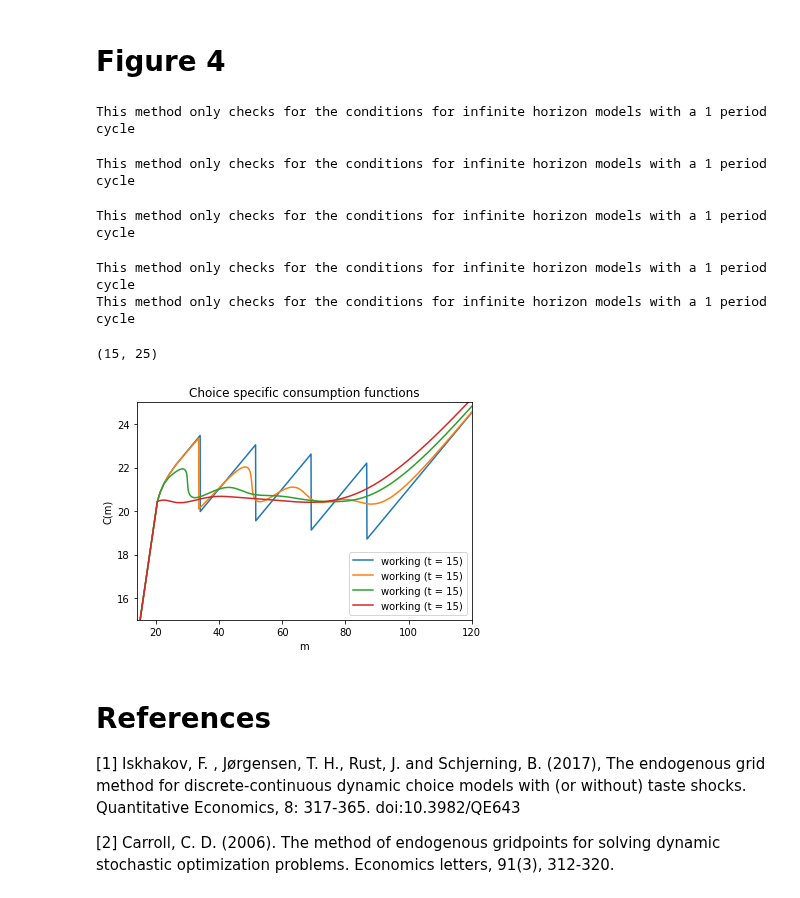
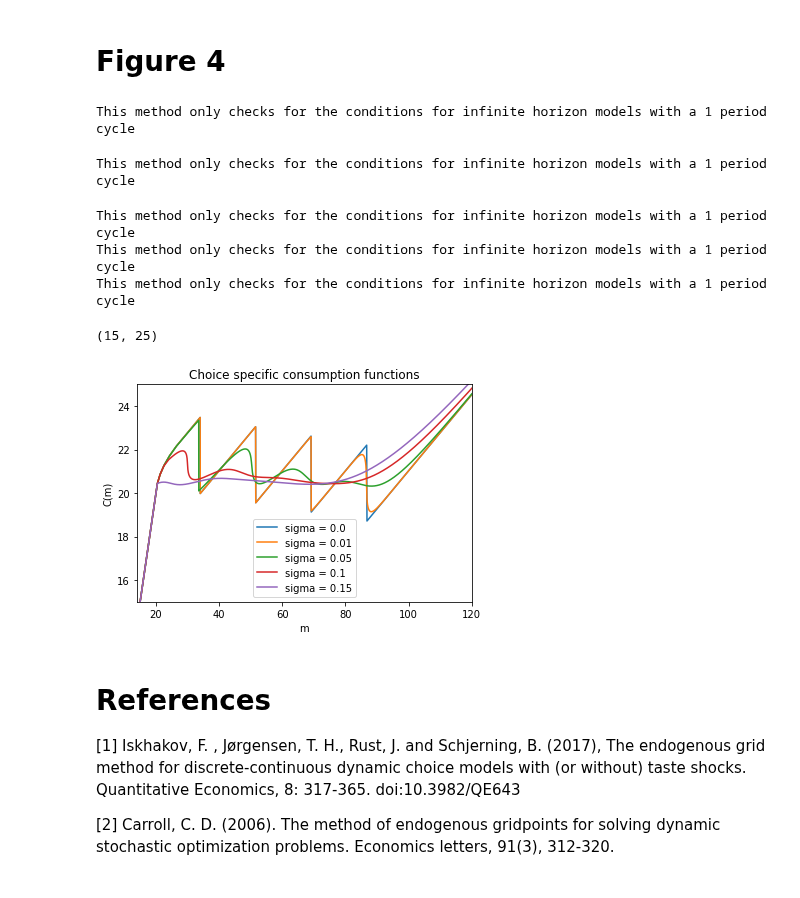
Before and after one commit to econ-ark/REMARK, a Jupyter notebook: REMARKs/EndogenousRetirement/Endogenous-Retirement.ipynb, the cells around one changed output. Drawn from its saved outputs; the diff is of its cells as text; code cells hidden in the pictures.

Commit message:
Fix figure 4.

```diff
--- a/REMARKs/EndogenousRetirement/Endogenous-Retirement.ipynb
+++ b/REMARKs/EndogenousRetirement/Endogenous-Retirement.ipynb
@@ -420,7 +420,7 @@ class RetiringDeaton(IndShockConsumerType):
         plt.title('Choice specific value functions')
 
 
-    def plotC(self, t, d, plot_range = None, **kwds):
+    def plotC(self, t, d, plot_range = None, label=None, **kwds):
 
         if t == self.T:
             sol = self.solution_terminal
@@ -438,11 +438,18 @@ class RetiringDeaton(IndShockConsumerType):
             plot_range = range(len(sol.m))
         else:
             plot_range = range(plot_range[0], plot_range[1])
-        plt.plot(sol.m[plot_range], sol.C[plot_range], label="{} (t = {})".format(choice_str, t), **kwds)
+
+        if label==None:
+            kwds['label'] = "{} (t = {})".format(choice_str, t)
+        else:
+            kwds['label'] = label
+        plot, = plt.plot(sol.m[plot_range], sol.C[plot_range], **kwds)
+
         plt.legend()
         plt.xlabel("m")
         plt.ylabel("C(m)")
         plt.title('Choice specific consumption functions')
+        return plot
 # %%
 # Functions used to solve each period
 def solveRetiringDeaton(solution_next, LivPrb, PermGroFac, IncomeDstn, PermShkDstn, TranShkDstn, aXtraGrid, mGrid, EGMVector, par, Util, UtilP, UtilP_inv, saveCommon):
@@ -944,42 +951,39 @@ modelfig4_1 = RetiringDeaton(**fig4_1_params)
 modelfig4_1.solve()
 
 fig4_2_params = copy.deepcopy(fig4_1_params)
 fig4_2_params['sigma'] = 0.01
 modelfig4_2 = RetiringDeaton(**fig4_2_params)
 modelfig4_2.solve()
 
 fig4_3_params = copy.deepcopy(fig4_1_params)
 fig4_3_params['sigma'] = 0.05
 modelfig4_3 = RetiringDeaton(**fig4_3_params)
 modelfig4_3.solve()
 
 fig4_4_params = copy.deepcopy(fig4_1_params)
 fig4_4_params['sigma'] = 0.1
 modelfig4_4 = RetiringDeaton(**fig4_4_params)
 modelfig4_4.solve()
 
 fig4_5_params = copy.deepcopy(fig4_1_params)
 fig4_5_params['sigma'] = 0.15
 modelfig4_5 = RetiringDeaton(**fig4_5_params)
 modelfig4_5.solve()
 
 
 t = 15
-modelfig4_1.plotC(t, 2)
-#modelfig4_2.plotC(t, 2)
-modelfig4_3.plotC(t, 2)
-modelfig4_4.plotC(t, 2)
-modelfig4_5.plotC(t, 2)
+for mfig in (modelfig4_1, modelfig4_2, modelfig4_3, modelfig4_4, modelfig4_5):
+    mfig.plotC(t, 2, label="sigma = {}".format(mfig.sigma))
 plt.xlim((14,120))
 plt.ylim((15,25))
 # %% [output]
 This method only checks for the conditions for infinite horizon models with a 1 period cycle
 This method only checks for the conditions for infinite horizon models with a 1 period cycle
 This method only checks for the conditions for infinite horizon models with a 1 period cycle
+This method only checks for the conditions for infinite horizon models with a 1 period cycle
+This method only checks for the conditions for infinite horizon models with a 1 period cycle
-This method only checks for the conditions for infinite horizon models with a 1 period cycle
-This method only checks for the conditions for infinite horizon models with a 1 period cycle
+(15, 25)
-(15, 25)
-[figure, old version]
+[figure, new version]
 # %% [markdown]
 # References
 [1] Iskhakov, F. , Jørgensen, T. H., Rust, J. and Schjerning, B. (2017), The endogenous grid method for discrete‐continuous dynamic choice models with (or without) taste shocks. Quantitative Economics, 8: 317-365. doi:10.3982/QE643
```
Also changed, not shown: parts of 1 cell of this notebook, 1 other file.
